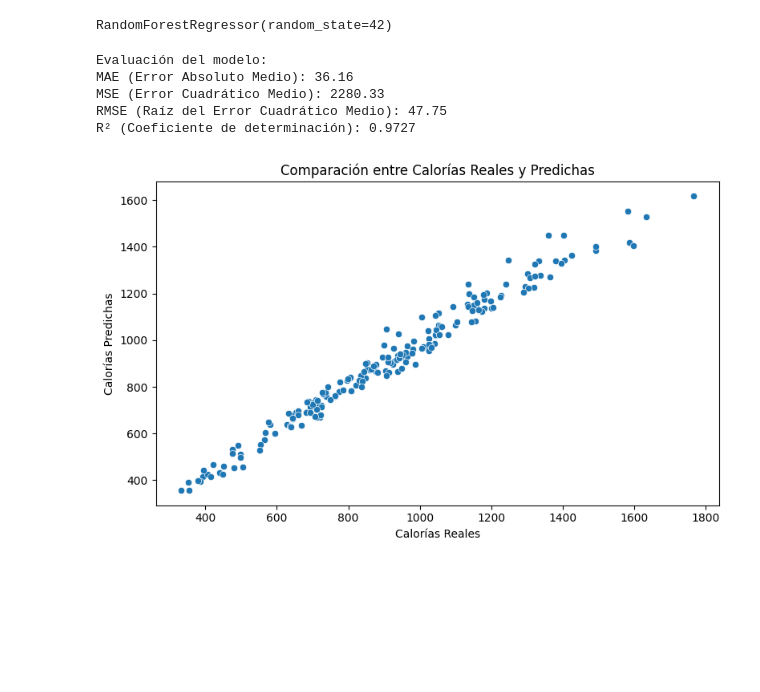
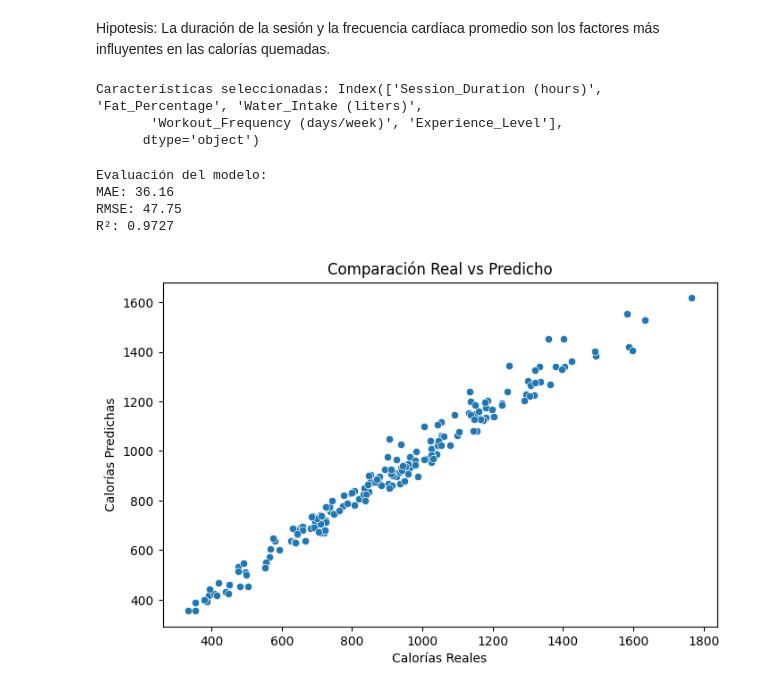
Before and after one commit to pmikedele-coder/ProyectoParteIII_Perez, a Jupyter notebook: ProyectoParteIII+Perez.ipynb, the cells around one changed output. Drawn from its saved outputs; the diff is of its cells as text; code cells hidden in the pictures; blank space fills up the shorter version.

```diff
--- a/ProyectoParteIII+Perez.ipynb
+++ b/ProyectoParteIII+Perez.ipynb
@@ -8,3 +8,13 @@ import seaborn as sns
 from sklearn.model_selection import train_test_split
 from sklearn.ensemble import RandomForestRegressor
 from sklearn.metrics import mean_absolute_error, mean_squared_error, r2_score
+from sklearn.feature_selection import SelectKBest, f_regression
+
+url = 'https://raw.githubusercontent.com/pmikedele-coder/Gym/refs/heads/main/gym_members_exercise_tracking.csv'
+df = pd.read_csv(url)
+
+
+print("Primeras filas del dataset:")
+print(df.head())
+print("\nInformación del dataset:")
+print(df.info())
@@ -60,5 +86,22 @@ plt.show()
+# %% [markdown]
+Hipotesis: La duración de la sesión y la frecuencia cardíaca promedio son los factores más influyentes en las calorías quemadas.
 # %%
 
 df_encoded = df.copy()
 df_encoded['Gender'] = df_encoded['Gender'].astype('category').cat.codes
 df_encoded['Workout_Type'] = df_encoded['Workout_Type'].astype('category').cat.codes
+
+
+X = df_encoded.drop(columns=['Calories_Burned'])
+y = df_encoded['Calories_Burned']
+
+
+
+selector = SelectKBest(score_func=f_regression, k=5)
+X_new = selector.fit_transform(X, y)
+selected_features = X.columns[selector.get_support()]
+print("\nCaracterísticas seleccionadas:", selected_features)
+# %% [output]
+Características seleccionadas: Index(['Session_Duration (hours)', 'Fat_Percentage', 'Water_Intake (liters)',
+       'Workout_Frequency (days/week)', 'Experience_Level'],
+      dtype='object')
@@ -71,6 +114,0 @@ X_train, X_test, y_train, y_test = train_test_split(X, y, test_size=0.2, random_
-# %%
-
-modelo = RandomForestRegressor(n_estimators=100, random_state=42)
-modelo.fit(X_train, y_train)
-# %% [output]
-RandomForestRegressor(random_state=42)
@@ -82,27 +118,23 @@ mae = mean_absolute_error(y_test, y_pred)
 mse = mean_squared_error(y_test, y_pred)
 rmse = mse ** 0.5
 r2 = r2_score(y_test, y_pred)
+
+print("\nEvaluación del modelo:")
+print(f"MAE: {mae:.2f}")
+print(f"RMSE: {rmse:.2f}")
+print(f"R²: {r2:.4f}")
+# %% [output]
+Evaluación del modelo:
+MAE: 36.16
+RMSE: 47.75
+R²: 0.9727
-# %%
-
-print("\nEvaluación del modelo:")
-print(f"MAE (Error Absoluto Medio): {mae:.2f}")
-print(f"MSE (Error Cuadrático Medio): {mse:.2f}")
-print(f"RMSE (Raíz del Error Cuadrático Medio): {rmse:.2f}")
-print(f"R² (Coeficiente de determinación): {r2:.4f}")
-# %% [output]
-Evaluación del modelo:
-MAE (Error Absoluto Medio): 36.16
-MSE (Error Cuadrático Medio): 2280.33
-RMSE (Raíz del Error Cuadrático Medio): 47.75
-R² (Coeficiente de determinación): 0.9727
 # %%
 
-plt.figure(figsize=(8, 5))
+plt.figure(figsize=(8,5))
 sns.scatterplot(x=y_test, y=y_pred)
 plt.xlabel('Calorías Reales')
 plt.ylabel('Calorías Predichas')
-plt.title('Comparación entre Calorías Reales y Predichas')
-plt.tight_layout()
+plt.title('Comparación Real vs Predicho')
 plt.show()
 # %% [output]
-[figure, old version]
+[figure, new version]
```
Also changed, not shown: parts of 12 cells of this notebook.
